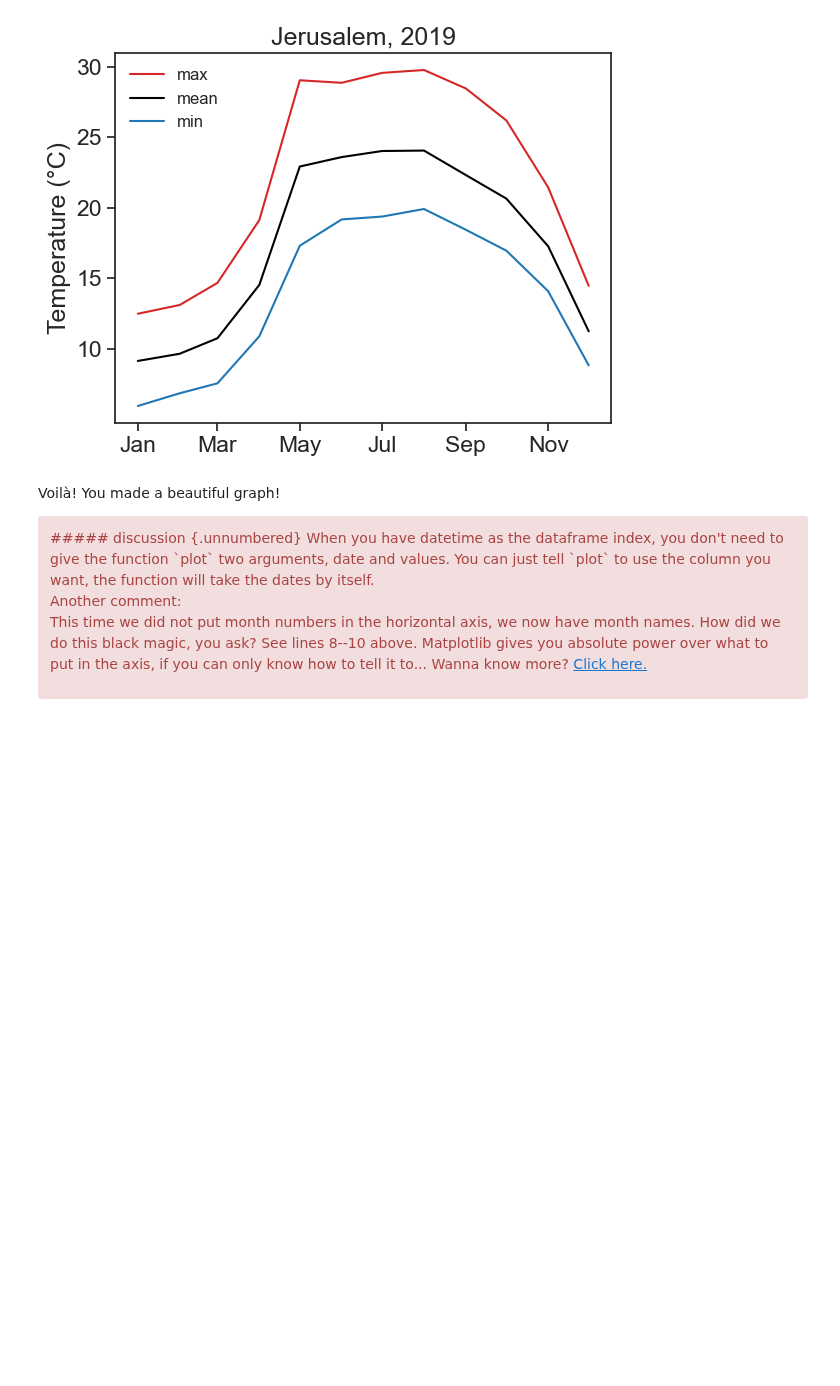
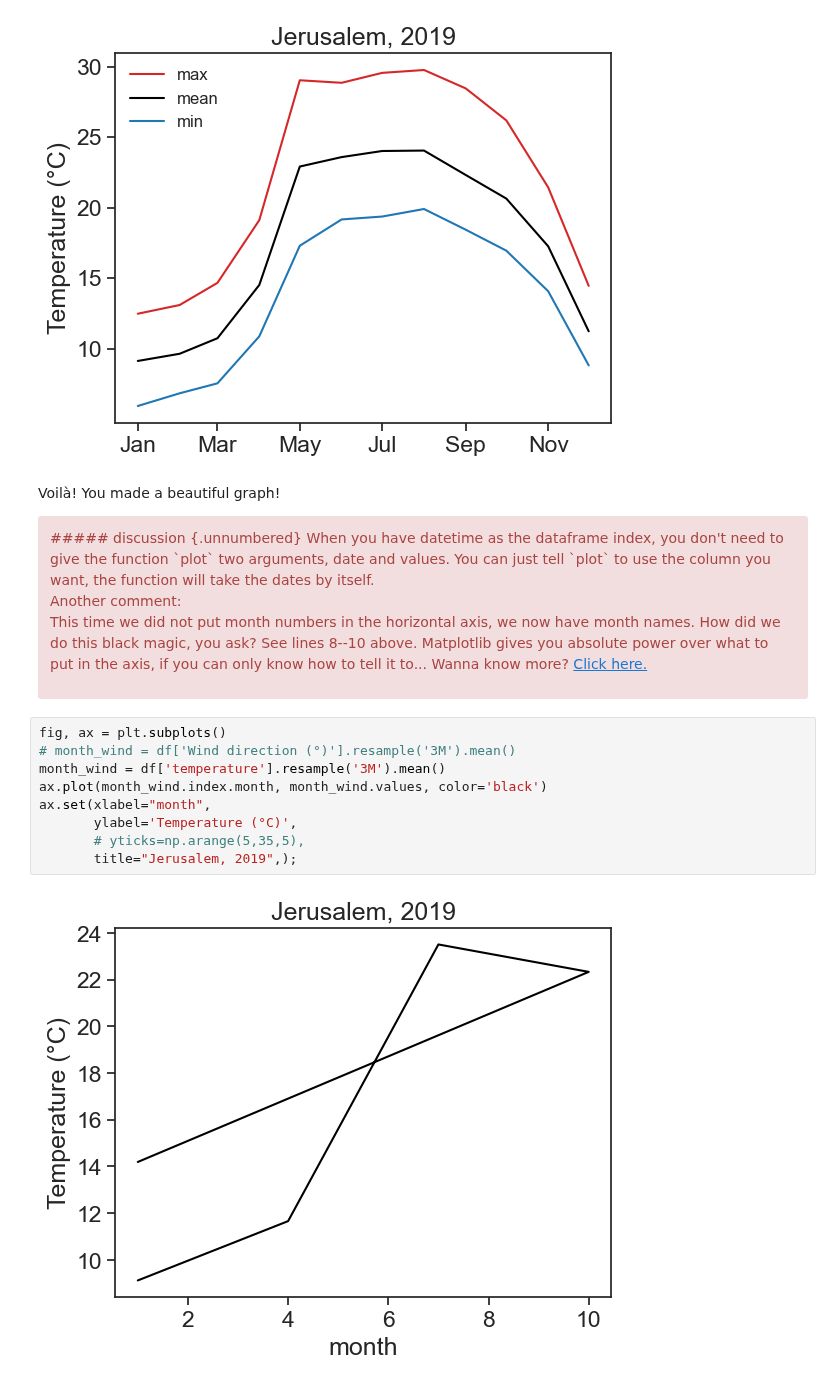
Before and after one commit to yairmau/time-series, a Jupyter notebook: resampling/resampling.ipynb, the cells around one changed output. Saved outputs shown, nothing was run; the diff lists cells and outputs as text; blank space fills up the shorter version.

```diff
--- a/resampling/resampling.ipynb
+++ b/resampling/resampling.ipynb
@@ -257,3 +257,14 @@ When you have datetime as the dataframe index, you don't need to give the functi
 Another comment:
 This time we did not put month numbers in the horizontal axis, we now have month names. How did we do this black magic, you ask? See lines 8--10 above. Matplotlib gives you absolute power over what to put in the axis, if you can only know how to tell it to... Wanna know more? [Click here.](/best-practices/dates.qmd)
 </div>
+# %%
+fig, ax = plt.subplots()
+# month_wind = df['Wind direction (°)'].resample('3M').mean()
+month_wind = df['temperature'].resample('3M').mean()
+ax.plot(month_wind.index.month, month_wind.values, color='black')
+ax.set(xlabel="month",
+       ylabel='Temperature (°C)',
+       # yticks=np.arange(5,35,5),
+       title="Jerusalem, 2019",);
+# %% [output]
+[figure, added]
```
Also changed, not shown: parts of 3 cells of this notebook, 15 other files.
